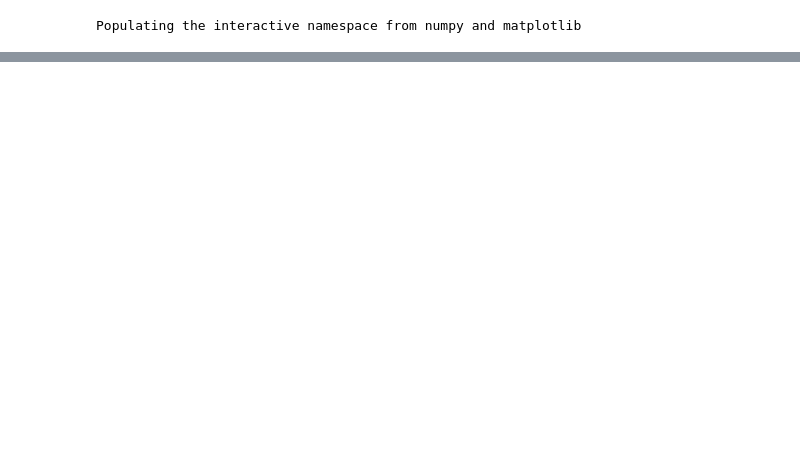
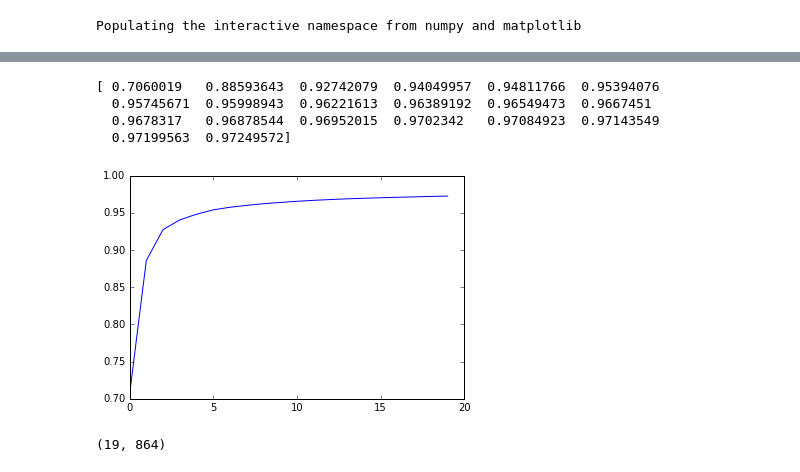
Before and after one commit to conwaywong/dse_capstone, a Jupyter notebook: traffic/src/pivot/Eigs Work.ipynb, the cells around one changed output, grey strips where cells are left out. Cells and saved outputs as stored; diff of their text form; code cells hidden in the pictures; blank space fills up the shorter version.

```diff
--- a/traffic/src/pivot/Eigs Work.ipynb
+++ b/traffic/src/pivot/Eigs Work.ipynb
@@ -75,0 +43,10 @@ plt.scatter([x[0] for x in vec2proj], [y[1] for y in vec2proj])
+# %%
+eigs1 = {}
+with open('d11_2010_01_m1_eigs'+str(e)+'_1.pkl', 'rb') as pfile:
+    eigs1['eigvalues'] = pickle.load(pfile)
+    eigs1['eigvectors'] = pickle.load(pfile)
+    eigs1['mean'] = pickle.load(pfile)
+# %%
+spk1_explained_variance_ratio_ = []
+for i in xrange(shape(eigs1['eigvalues'])[0]):
+    spk1_explained_variance_ratio_.append(eigs1['eigvalues'][i] / sum(eigs1['eigvalues']))
@@ -75,0 +110,23 @@ plt.scatter([x[0] for x in vec2proj], [y[1] for y in vec2proj])
+# %%
+eigs2 = {}
+with open('d11_2010_01_m1_eigs'+str(e)+'_2.pkl', 'rb') as pfile:
+    eigs2['eigvalues'] = pickle.load(pfile)
+    eigs2['eigvectors'] = pickle.load(pfile)
+    eigs2['mean'] = pickle.load(pfile)
+# %%
+spk2_explained_variance_ratio_ = []
+for i in xrange(shape(eigs2['eigvalues'])[0]):
+    spk2_explained_variance_ratio_.append(eigs2['eigvalues'][i] / sum(eigs2['eigvalues']))
+# %%
+plt.plot(np.cumsum(spk2_explained_variance_ratio_[:20]))
+print np.cumsum(spk2_explained_variance_ratio_[:20])
+# %% [output]
+[ 0.7060019   0.88593643  0.92742079  0.94049957  0.94811766  0.95394076
+  0.95745671  0.95998943  0.96221613  0.96389192  0.96549473  0.9667451
+  0.9678317   0.96878544  0.96952015  0.9702342   0.97084923  0.97143549
+  0.97199563  0.97249572]
+[figure, added]
+# %%
+shape(eigs2['eigvectors'])
+# %% [output]
+(19, 864)
```
Also changed, not shown: parts of 36 cells of this notebook, 2 other files.
